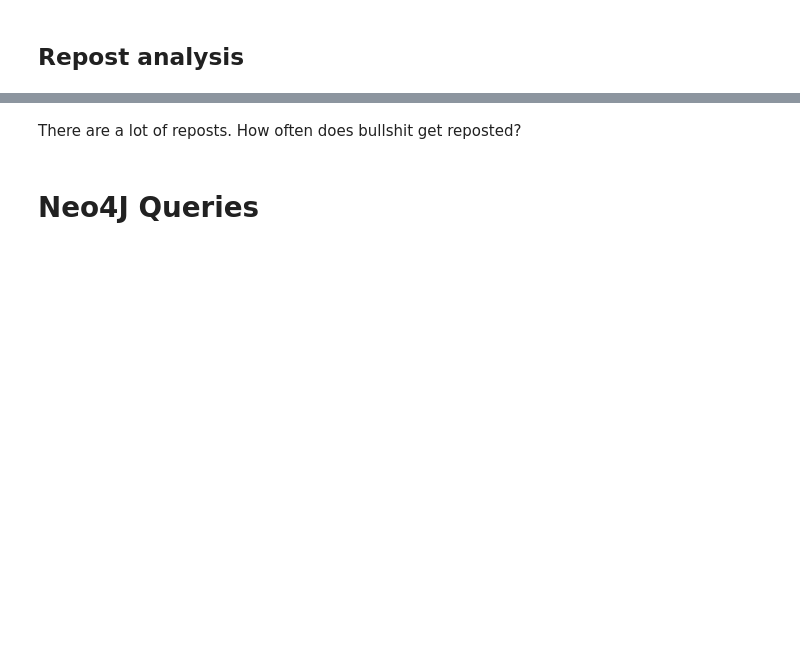
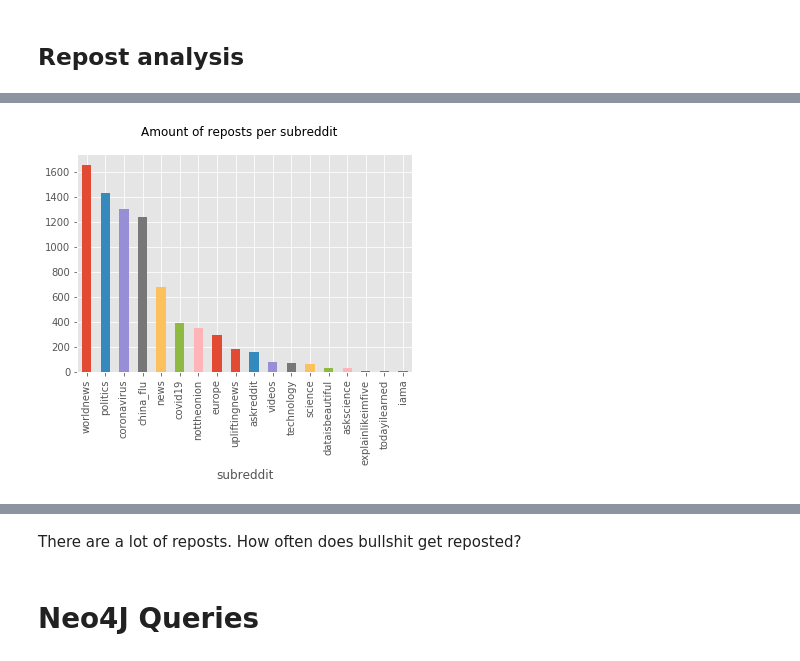
Before and after one commit to BrutishGuy/AAForB_Assignment4, a Jupyter notebook: src/exploratory_analysis/advancedanalytics.ipynb, the cells around one changed output, grey strips where cells are left out. Saved outputs shown, nothing was run; the diff lists cells and outputs as text; code cells hidden in the pictures; blank space fills up the shorter version.

```diff
--- a/src/exploratory_analysis/advancedanalytics.ipynb
+++ b/src/exploratory_analysis/advancedanalytics.ipynb
@@ -246,8 +243,12 @@ print("Percentage of reposts", reposts_percentage_t,'%'  )
 # %%
 fig = plt.figure()
 fig.suptitle('Amount of reposts per subreddit')
 ax = fig.add_subplot(1,1,1)
 df_reposts.groupby(by='subreddit').count().title.sort_values(ascending=False).plot(kind='bar',ax=ax)
+plot_name = 'amount_of_reposts_per_subreddit'
+plt.savefig(fname=VIS_DIR + plot_name)
+# %% [output]
+[figure, added]
 # %%
 print(df.loc[df.loc[:,'title'] == 'Prince Charles tests positive for coronavirus'].shape)
 df.loc[df.loc[:,'title'] == 'Prince Charles tests positive for coronavirus']
```
Also changed, not shown: parts of 11 cells of this notebook, 7 other files.
